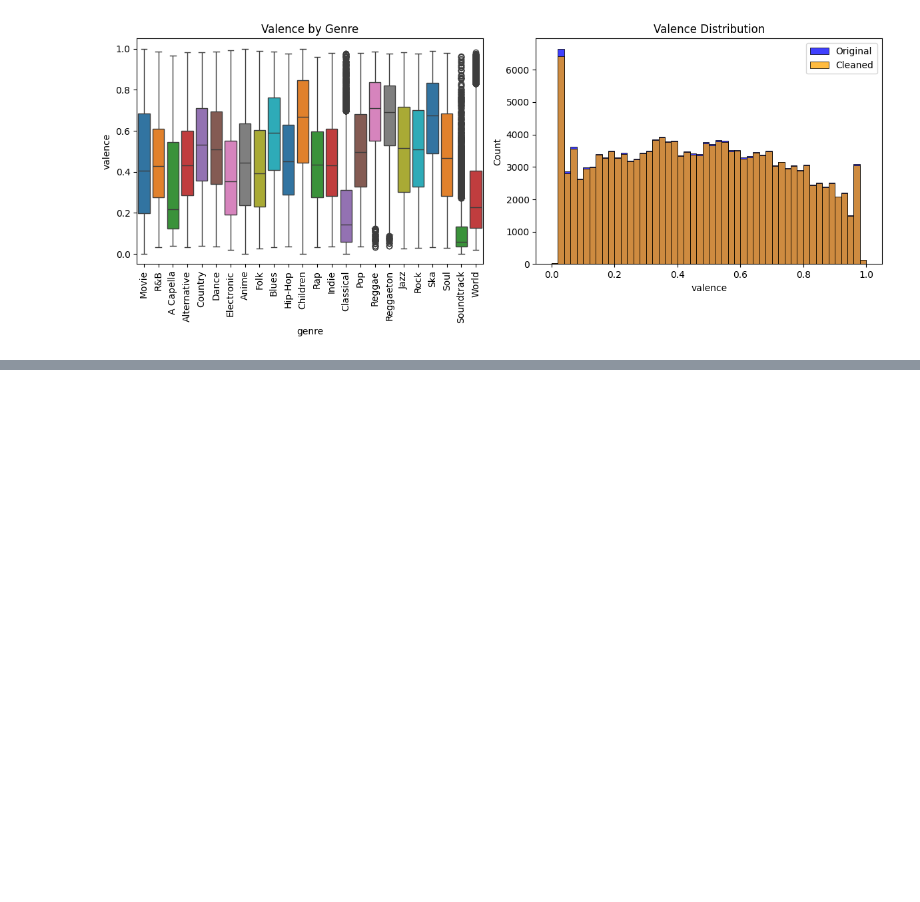
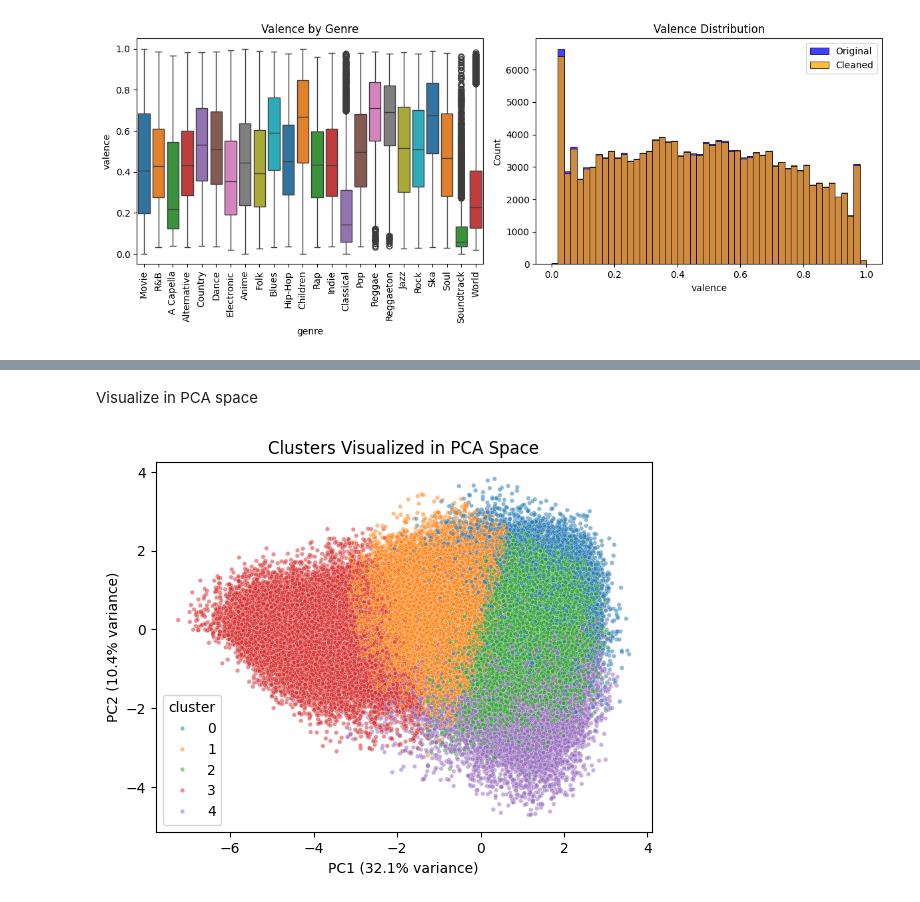
Before and after one commit to nicolasthiel/spotify-song-clustering, a Jupyter notebook: script.ipynb, the cells around one changed output, grey strips where cells are left out. Drawn from its saved outputs; the diff is of its cells as text; code cells hidden in the pictures; blank space fills up the shorter version.

```diff
--- a/script.ipynb
+++ b/script.ipynb
@@ -202,0 +261,7 @@ plt.show()
+# %%
+kmeans = KMeans(n_clusters=5, random_state=1, n_init=10)
+pipeline.steps.append(("cluster", kmeans))
+# %%
+pipeline.fit(X)
+df_clean["cluster"] = pipeline["cluster"].labels_
+print(df_clean["cluster"].value_counts())
@@ -202,0 +276,12 @@ plt.show()
+# %% [markdown]
+Visualize in PCA space
+# %%
+plt.figure()
+sns.scatterplot(x=X_transformed[:, 0], y=X_transformed[:, 1], hue=df_clean["cluster"], palette="tab10", alpha=0.5, s=10, legend="full")
+explained_var = pipeline[:-1].named_steps["pca"].explained_variance_ratio_
+plt.xlabel(f"PC1 ({explained_var[0]*100:.1f}% variance)")
+plt.ylabel(f"PC2 ({explained_var[1]*100:.1f}% variance)")
+plt.title("Clusters Visualized in PCA Space")
+plt.show()
+# %% [output]
+[figure, added]
```
Also changed, not shown: parts of 9 cells of this notebook.
